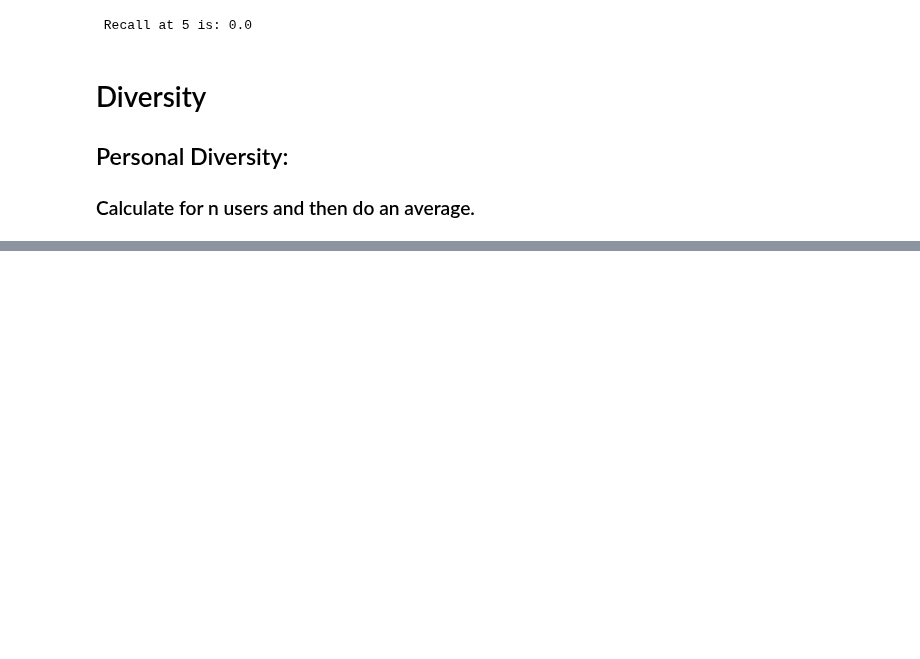
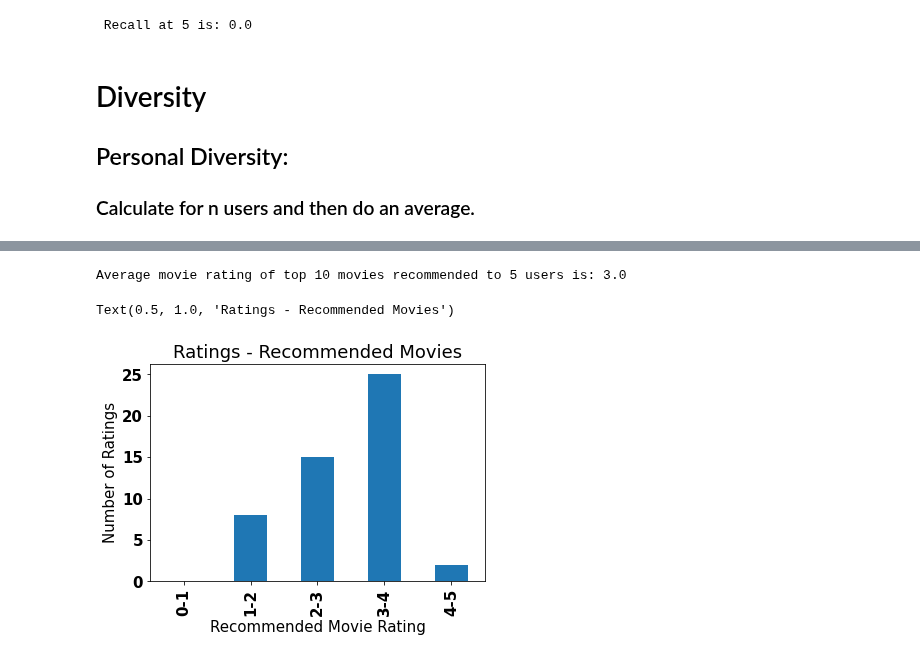
Before and after one commit to GovindBhala/DS5500-Movie-Recommendation-System, a Jupyter notebook: content_based_recommendations.ipynb, the cells around one changed output, grey strips where cells are left out. Cells and saved outputs as stored; diff of their text form; code cells hidden in the pictures; blank space fills up the shorter version.

Commit message:
added avg rating

```diff
--- a/content_based_recommendations.ipynb
+++ b/content_based_recommendations.ipynb
@@ -131,6 +130,9 @@ def user_top(movies,n):
 
 def user_movie_id(movies,n):
     return movies['movieId'][:n]
+
+def user_avg_rating(movies,n):
+    return movies['Average_Ratings'][:n]
 # %% [markdown]
 ### Getting top 10 and top 5 recommendation for user_id = 100 with Average Ratings
 # %%
@@ -510,0 +505,20 @@ Average diversity over 3 users : 0.027564367245600963
+# %%
+"""
+n: number of users
+top_n: top n movie recommendations
+
+"""
+
+list_user = set(ratings.userId)
+n = 5
+top_n = 10
+# %%
+rand_user = random.sample(list_user, n)
+length = len(rand_user)
+top_n
+avg_rating = []
+for u in range(length):
+    # getting recommended movies
+    recommendation = user_content_recommendations(rand_user[u])
+    prediction = user_avg_rating(recommendation,top_n).values
+    avg_rating.append(prediction)
@@ -510,0 +543,20 @@ Average diversity over 3 users : 0.027564367245600963
+# %%
+print(f'Average movie rating of top {top_n} movies recommended to {n} users is: {np.round(np.mean(avg_rating),2)}')
+# %% [output]
+Average movie rating of top 10 movies recommended to 5 users is: 3.0
+# %%
+ranges = ['0-1', '1-2', '2-3', '3-4', '4-5']
+ad = pd.DataFrame(avg_rating).melt()
+ad['ratingrange'] = pd.cut(ad['value'], bins=[0,1,2,3,4,5], labels=ranges, right=True)
+# %%
+font = {'weight' : 'bold',
+        'size'   : 15}
+plt.rc('font', **font)
+
+ax = ad.groupby(['ratingrange'])['ratingrange'].count().plot.bar()
+ax.set_ylabel('Number of Ratings')
+ax.set_xlabel('Recommended Movie Rating')
+ax.set_title('Ratings - Recommended Movies')
+# %% [output]
+Text(0.5, 1.0, 'Ratings - Recommended Movies')
+[figure, added]
```
Also changed, not shown: parts of 8 cells of this notebook.
